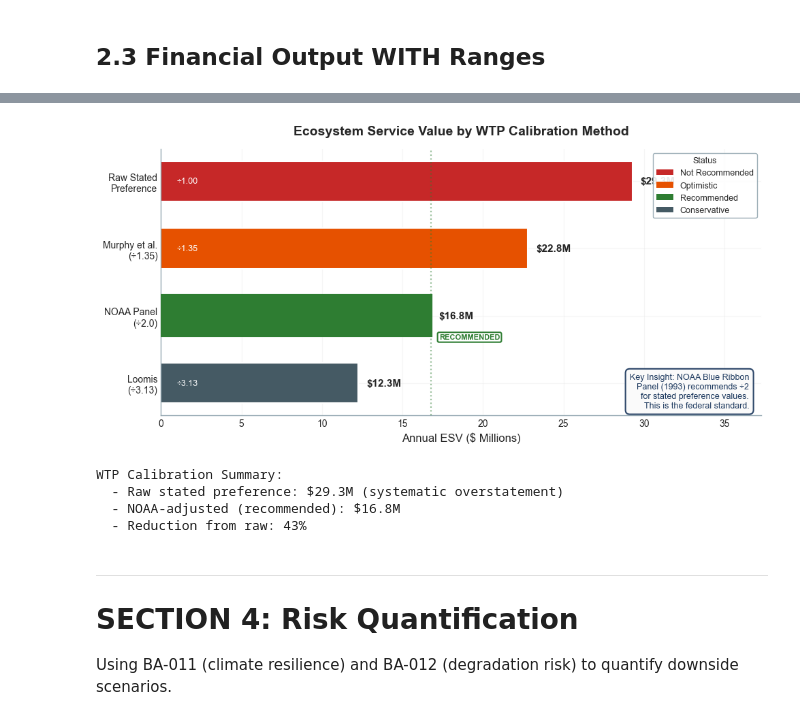
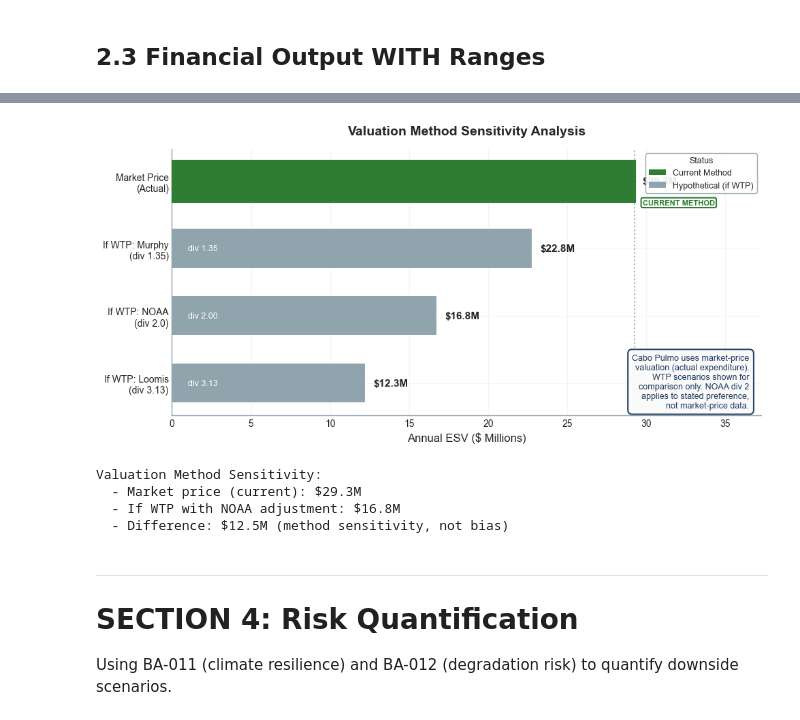
Before and after one commit to jaygut/semantica-poc, a Jupyter notebook: demos/context_graph_demo/cabo_pulmo_investment_grade.ipynb, the cells around one changed output, grey strips where cells are left out. Drawn from its saved outputs; the diff is of its cells as text; code cells hidden in the pictures.

```diff
--- a/demos/context_graph_demo/cabo_pulmo_investment_grade.ipynb
+++ b/demos/context_graph_demo/cabo_pulmo_investment_grade.ipynb
@@ -729,7 +977,7 @@ produce values that exceed actual willingness-to-pay. Their recommendation: **di
 # %%
 # ============================================================================
-# VISUALIZATION 2: WTP Adjustment Comparison
-# AHA! Moment: "NOAA-adjusted is clearly the prudent choice"
+# VISUALIZATION 2: Valuation Method Sensitivity Analysis
+# Shows market_price as current method, WTP scenarios as hypotheticals
 # ============================================================================
 
 fig, ax = plt.subplots(figsize=(10, 5))
@@ -737,16 +985,16 @@ fig, ax = plt.subplots(figsize=(10, 5))
 # Prepare data
 scenarios = list(wtp_scenarios.keys())
 values = [s['value'] / 1e6 for s in wtp_scenarios.values()]
-labels = ['Raw Stated\nPreference', 'Murphy et al.\n(÷1.35)',
-          'NOAA Panel\n(÷2.0)', 'Loomis\n(÷3.13)']
+labels = ['Market Price\n(Actual)', 'If WTP: Murphy\n(div 1.35)',
+          'If WTP: NOAA\n(div 2.0)', 'If WTP: Loomis\n(div 3.13)']
 divisors = [s['divisor'] for s in wtp_scenarios.values()]
 
-# Color coding: highlight recommended, warn on extremes
+# Color coding: market_price highlighted green, WTP scenarios gray
 colors = [
-    MARIS_COLORS['risk'],       # Raw - not recommended
-    MARIS_COLORS['warning'],    # Meta median - optimistic
-    MARIS_COLORS['positive'],   # NOAA - recommended
-    MARIS_COLORS['neutral'],    # Conservative
+    MARIS_COLORS['positive'],     # Market price - CURRENT METHOD
+    MARIS_COLORS['neutral_light'],  # WTP hypothetical
+    MARIS_COLORS['neutral_light'],  # WTP hypothetical
+    MARIS_COLORS['neutral_light'],  # WTP hypothetical
 ]
 
 # Create horizontal bar chart
@@ -759,67 +1007,67 @@ for i, (bar, val, div) in enumerate(zip(bars, values, divisors)):
     ax.text(val + 0.5, bar.get_y() + bar.get_height()/2,
             f'${val:.1f}M', va='center', ha='left', fontweight='bold', fontsize=11)
     # Divisor annotation
-    ax.text(1, bar.get_y() + bar.get_height()/2,
-            f'÷{div:.2f}', va='center', ha='left', fontsize=9,
-            color='white' if div == 1.0 else 'white', fontweight='medium')
+    if div != 1.0:
+        ax.text(1, bar.get_y() + bar.get_height()/2,
+                f'div {div:.2f}', va='center', ha='left', fontsize=9,
+                color='white', fontweight='medium')
 
-# Highlight recommended (NOAA)
-noaa_idx = 2
-ax.barh(y_pos[noaa_idx], values[noaa_idx], height=0.6,
+# Highlight market_price (first bar)
+ax.barh(y_pos[0], values[0], height=0.6,
         color=MARIS_COLORS['positive'], edgecolor=MARIS_COLORS['positive'],
         linewidth=3, zorder=5)
 
-# Add "RECOMMENDED" badge
-ax.annotate('RECOMMENDED', xy=(values[noaa_idx] + 0.5, y_pos[noaa_idx] + 0.35),
+# Add "CURRENT METHOD" badge
+ax.annotate('CURRENT METHOD', xy=(values[0] + 0.5, y_pos[0] + 0.35),
             fontsize=8, color=MARIS_COLORS['positive'], fontweight='bold',
             bbox=dict(boxstyle='round,pad=0.2', facecolor='white',
                      edgecolor=MARIS_COLORS['positive'], linewidth=1.5))
 
 # Formatting
 ax.set_yticks(y_pos)
 ax.set_yticklabels(labels, fontsize=10)
 ax.set_xlabel('Annual ESV ($ Millions)', fontweight='medium')
-ax.set_title('Ecosystem Service Value by WTP Calibration Method',
+ax.set_title('Valuation Method Sensitivity Analysis',
              fontweight='bold', fontsize=14, pad=15)
 ax.set_xlim(0, max(values) + 8)
 
-# Add vertical line at NOAA value for reference
-ax.axvline(values[noaa_idx], color=MARIS_COLORS['positive'],
+# Add vertical line at market_price value for reference
+ax.axvline(values[0], color=MARIS_COLORS['positive'],
            linestyle=':', linewidth=1.5, alpha=0.5)
 
 # Add insight box
-insight_text = ("Key Insight: NOAA Blue Ribbon\n"
-                "Panel (1993) recommends ÷2\n"
-                "for stated preference values.\n"
-                "This is the federal standard.")
+insight_text = ("Cabo Pulmo uses market-price\n"
+                "valuation (actual expenditure).\n"
+                "WTP scenarios shown for\n"
+                "comparison only. NOAA div 2\n"
+                "applies to stated preference,\n"
+                "not market-price data.")
 add_insight_box(ax, insight_text, position='lower right', fontsize=9)
 
 # Add legend for status
 legend_elements = [
-    plt.Rectangle((0,0), 1, 1, facecolor=MARIS_COLORS['risk'], label='Not Recommended'),
-    plt.Rectangle((0,0), 1, 1, facecolor=MARIS_COLORS['warning'], label='Optimistic'),
-    plt.Rectangle((0,0), 1, 1, facecolor=MARIS_COLORS['positive'], label='Recommended'),
-    plt.Rectangle((0,0), 1, 1, facecolor=MARIS_COLORS['neutral'], label='Conservative'),
+    plt.Rectangle((0,0), 1, 1, facecolor=MARIS_COLORS['positive'], label='Current Method'),
+    plt.Rectangle((0,0), 1, 1, facecolor=MARIS_COLORS['neutral_light'], label='Hypothetical (if WTP)'),
 ]
 ax.legend(handles=legend_elements, loc='upper right', fontsize=9,
           title='Status', title_fontsize=9)
 
 # Invert y-axis so highest value is at top
 ax.invert_yaxis()
 
 plt.tight_layout()
 plt.show()
 
-print(f"\nWTP Calibration Summary:")
-print(f"  - Raw stated preference: ${values[0]:.1f}M (systematic overstatement)")
-print(f"  - NOAA-adjusted (recommended): ${values[2]:.1f}M")
-print(f"  - Reduction from raw: {(1 - values[2]/values[0])*100:.0f}%")
+print(f"\nValuation Method Sensitivity:")
+print(f"  - Market price (current): ${values[0]:.1f}M")
+print(f"  - If WTP with NOAA adjustment: ${values[2]:.1f}M")
+print(f"  - Difference: ${values[0] - values[2]:.1f}M (method sensitivity, not bias)")
 # %% [output]
-[figure, old version]
+[figure, new version]
-WTP Calibration Summary:
-  - Raw stated preference: $29.3M (systematic overstatement)
-  - NOAA-adjusted (recommended): $16.8M
-  - Reduction from raw: 43%
+Valuation Method Sensitivity:
+  - Market price (current): $29.3M
+  - If WTP with NOAA adjustment: $16.8M
+  - Difference: $12.5M (method sensitivity, not bias)
 # %% [markdown]
 ---
 
```
Also changed, not shown: parts of 26 cells of this notebook, 2 other files.
